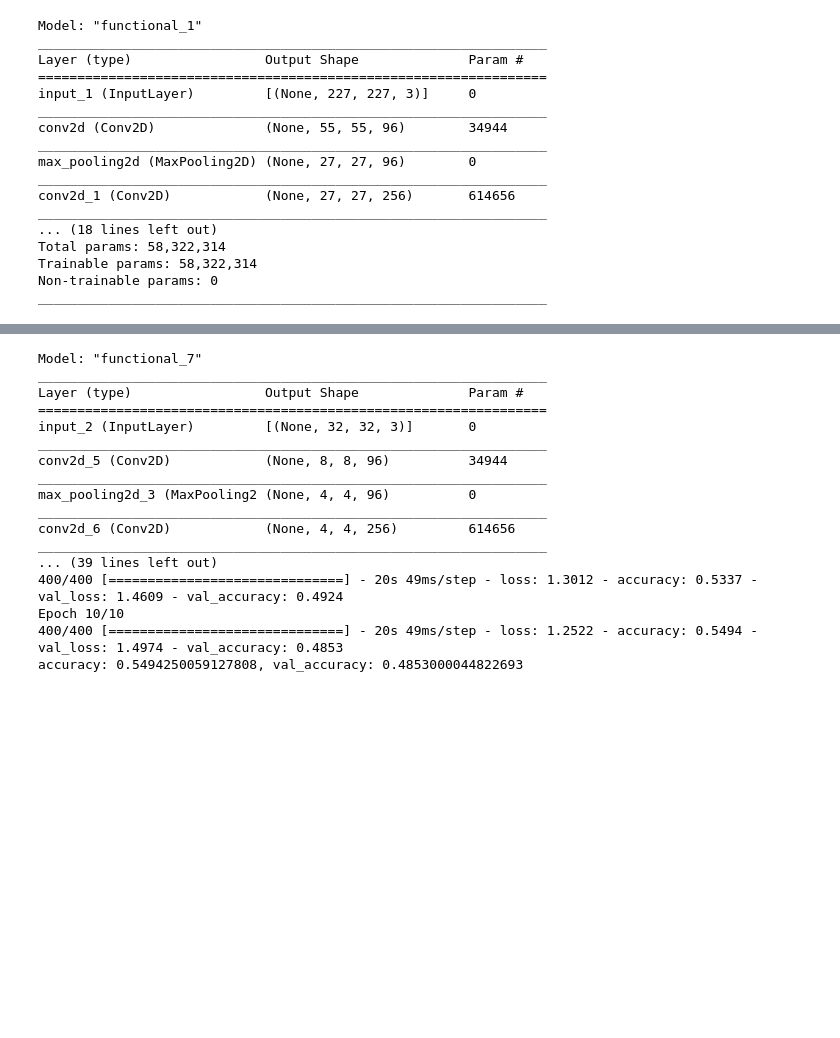
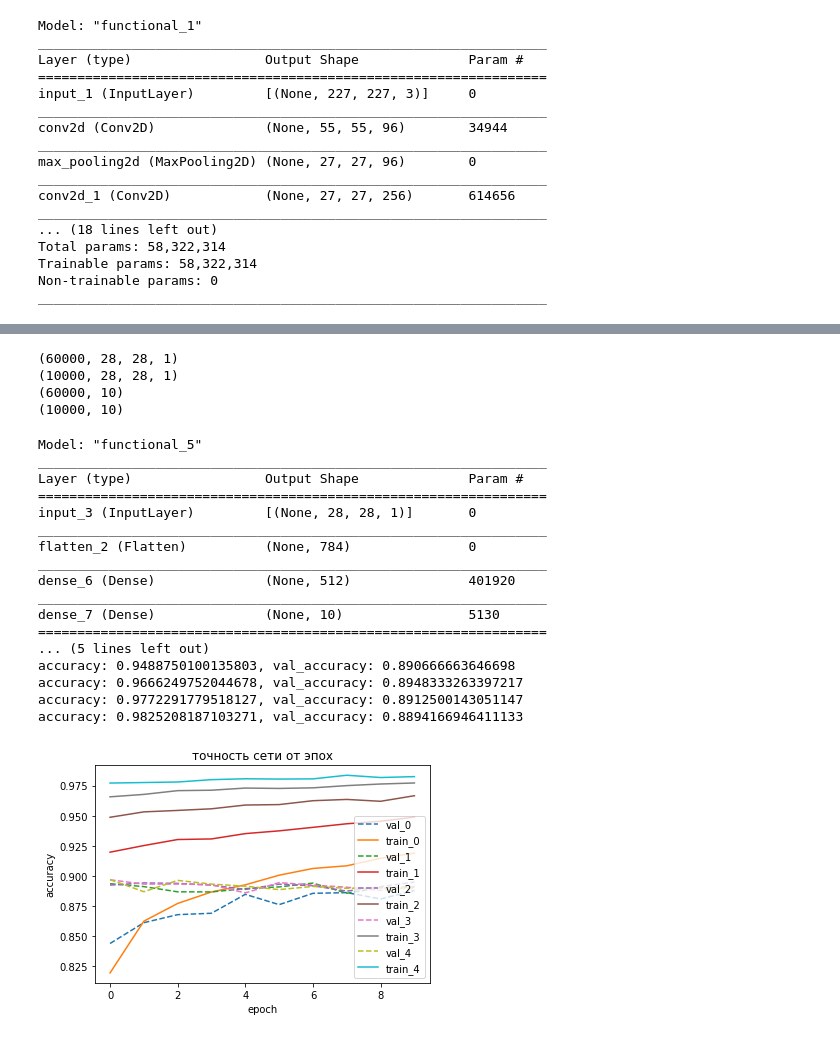
Before and after one commit to Aleksei741/Intr_neural_networks, a Jupyter notebook: Lesson_4/HW.ipynb, the cells around one changed output, grey strips where cells are left out. Cells and saved outputs as stored; diff of their text form; code cells hidden in the pictures; blank space fills up the shorter version.

```diff
--- a/Lesson_4/HW.ipynb
+++ b/Lesson_4/HW.ipynb
@@ -161,0 +184,25 @@ _________________________________________________________________
+# %%
+from tensorflow.keras.datasets import fashion_mnist
+(train_images,train_labels),(test_images,test_labels)=fashion_mnist.load_data()
+# %%
+train_images = (train_images / 255) - 0.5
+test_images = (test_images / 255) - 0.5
+# %%
+num_classes = 10
+
+train_images = train_images.reshape(60000,28,28,1)
+test_images = test_images.reshape(10000,28,28,1)
+
+print(train_images.shape) # (60000, 784)
+print(test_images.shape)  # (10000, 784)
+
+train_labels = keras.utils.to_categorical(train_labels, num_classes)
+test_labels = keras.utils.to_categorical(test_labels, num_classes)
+
+print(train_labels.shape) # (60000, 784)
+print(test_labels.shape)  # (10000, 784)
+# %% [output]
+(60000, 28, 28, 1)
+(10000, 28, 28, 1)
+(60000, 10)
+(10000, 10)
@@ -162,24 +212,31 @@ _________________________________________________________________
 # %%
+%%time
+
 num_test = 1
-statistic=dict()
-note = 'Изначальная сеть'
+note = 'Однослойная полносвязная'
+input = Input(shape=(28, 28, 1))
 
-model_compile(input, x, statistic=statistic, num_test=num_test, batch_size=100, epochs=10, note=note, train_images=x_train, train_labels=y_train)
+x = Flatten()(input)
+x = Dense(512, activation='relu')(x)
+x = Dense(10, activation='softmax')(x)
+
+statistic = model_compile(input, x, statistic=statistic, num_test=num_test, batch_size=100, epochs=10, note=note, train_images=train_images, train_labels=train_labels, repeat=5, verbose=0)
 # %% [output]
-Model: "functional_7"
+Model: "functional_5"
 _________________________________________________________________
 Layer (type)                 Output Shape              Param #
 =================================================================
-input_2 (InputLayer)         [(None, 32, 32, 3)]       0
+input_3 (InputLayer)         [(None, 28, 28, 1)]       0
 _________________________________________________________________
-conv2d_5 (Conv2D)            (None, 8, 8, 96)          34944
+flatten_2 (Flatten)          (None, 784)               0
 _________________________________________________________________
-max_pooling2d_3 (MaxPooling2 (None, 4, 4, 96)          0
+dense_6 (Dense)              (None, 512)               401920
 _________________________________________________________________
-conv2d_6 (Conv2D)            (None, 4, 4, 256)         614656
-_________________________________________________________________
-... (39 lines left out)
-400/400 [==============================] - 20s 49ms/step - loss: 1.3012 - accuracy: 0.5337 - val_loss: 1.4609 - val_accuracy: 0.4924
-Epoch 10/10
-400/400 [==============================] - 20s 49ms/step - loss: 1.2522 - accuracy: 0.5494 - val_loss: 1.4974 - val_accuracy: 0.4853
-accuracy: 0.5494250059127808, val_accuracy: 0.4853000044822693
+dense_7 (Dense)              (None, 10)                5130
+=================================================================
+... (5 lines left out)
+accuracy: 0.9488750100135803, val_accuracy: 0.890666663646698
+accuracy: 0.9666249752044678, val_accuracy: 0.8948333263397217
+accuracy: 0.9772291779518127, val_accuracy: 0.8912500143051147
+accuracy: 0.9825208187103271, val_accuracy: 0.8894166946411133
+[figure, added]
```
Also changed, not shown: parts of 27 cells of this notebook, 1 other file.
